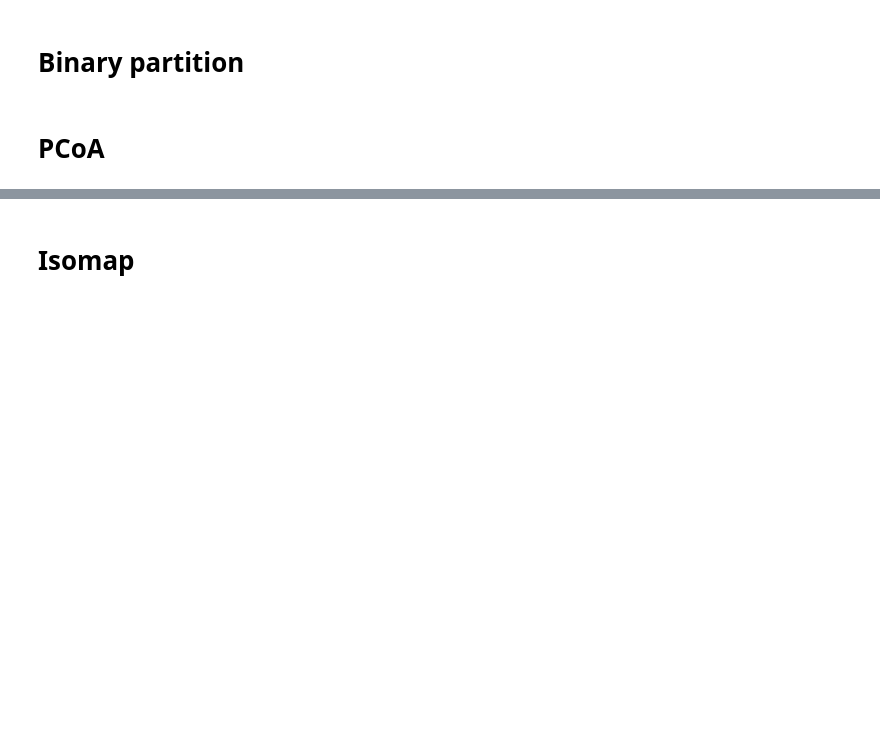
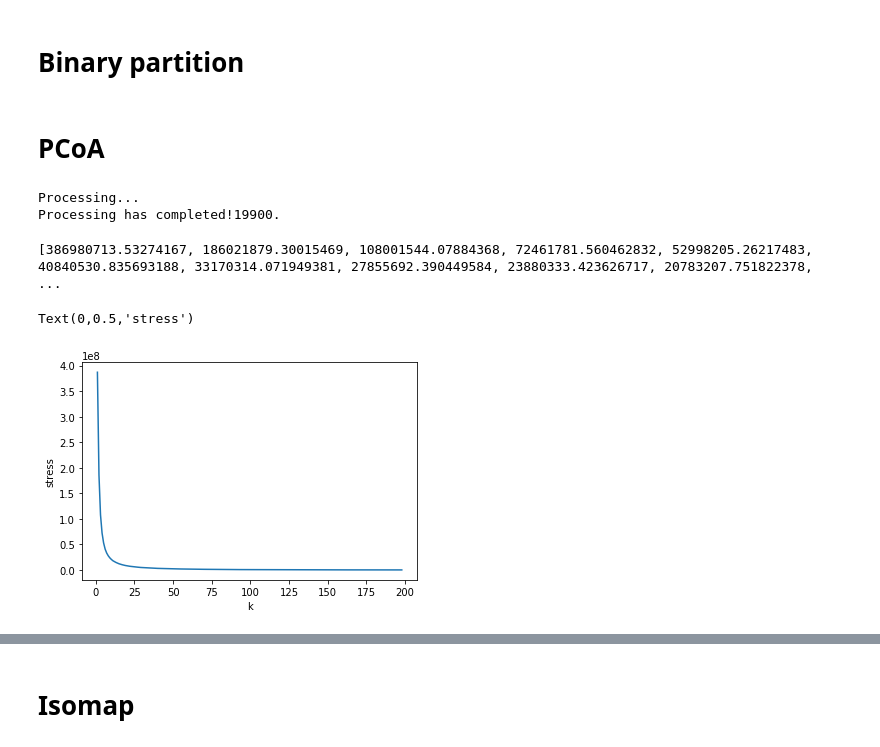
Before and after one commit to zerotosmthg/sciencedonnees, a Jupyter notebook: MNIST/mnistlab.ipynb, the cells around one changed output, grey strips where cells are left out. Saved outputs shown, nothing was run; the diff lists cells and outputs as text; code cells hidden in the pictures; blank space fills up the shorter version.

Commit message:
With PCoA and Dissimilarity measure.

```diff
--- a/MNIST/mnistlab.ipynb
+++ b/MNIST/mnistlab.ipynb
@@ -126,0 +143,31 @@ from sklearn.cluster import KMeans
+# %%
+# convert datasets to Numpy objects
+y_train = np.asarray(train_labels)
+X_train = np.asarray(train_data)
+y_test = np.asarray(test_labels)
+X_test = np.asarray(test_data)
+# %%
+
+n_batches = 200 # size of batch
+
+#Distance matrix
+D = dist_norm.dist_norm.norm_distance(X_train[:n_batches,:])
+# %% [output]
+Processing...
+Processing has completed!19900.
+# %%
+#optimal number of components
+k_range = range(1, min(700, D.shape[0]-1))
+stress = [MDS(dissimilarity='precomputed', n_components=k,
+            random_state=42, max_iter=300, eps=1e-9).fit(D).stress_ for k in k_range]
+print(stress)
+plt.plot(k_range, stress)
+plt.xlabel("k")
+plt.ylabel("stress")
+
+#print("K = %f" %arg_min(stress[k]))
+# n_comp = 10
+# %% [output]
+[386980713.53274167, 186021879.30015469, 108001544.07884368, 72461781.560462832, 52998205.26217483, 40840530.835693188, 33170314.071949381, 27855692.390449584, 23880333.423626717, 20783207.751822378,  ...
+Text(0,0.5,'stress')
+[figure, added]
```
Also changed, not shown: parts of 11 cells of this notebook.
